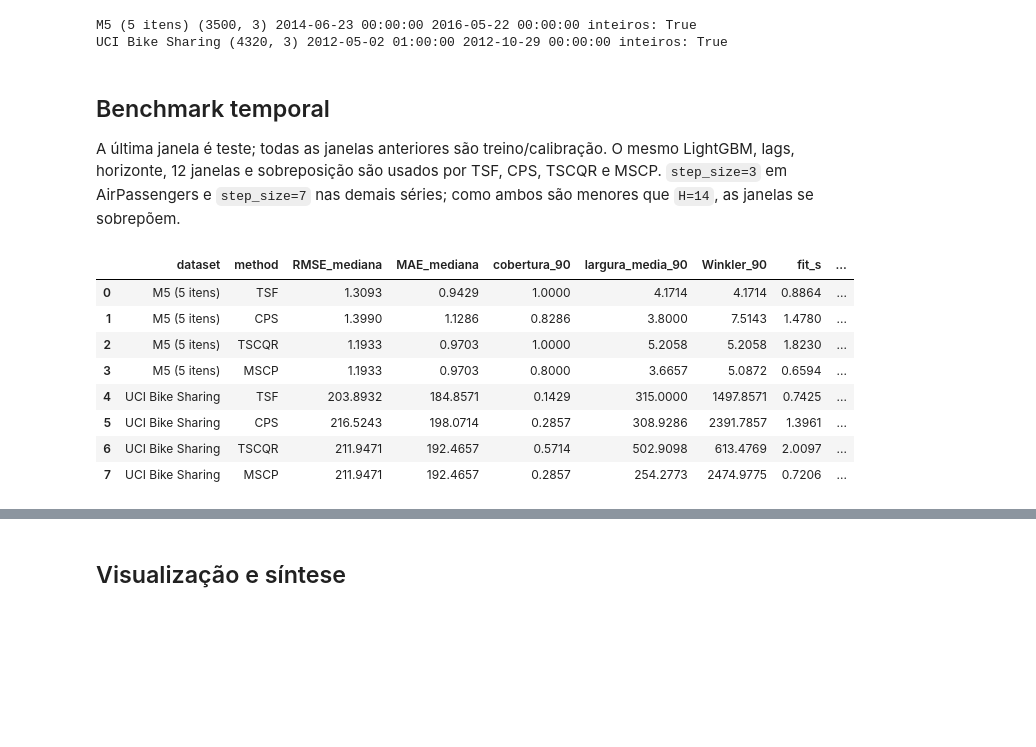
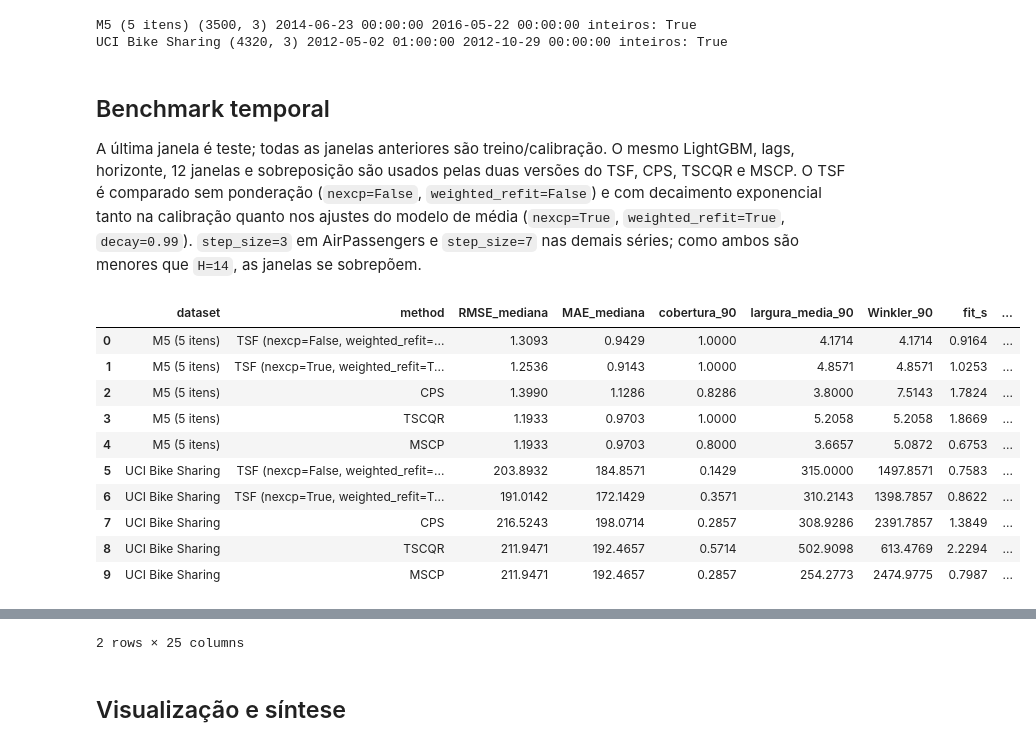
Before and after one commit to heylucasleao/forecasting, a Jupyter notebook: 12_tsf_vs_cps_discretos.ipynb, the cells around one changed output, grey strips where cells are left out. Saved outputs shown, nothing was run; the diff lists cells and outputs as text; code cells hidden in the pictures; blank space fills up the shorter version.

```diff
--- a/12_tsf_vs_cps_discretos.ipynb
+++ b/12_tsf_vs_cps_discretos.ipynb
@@ -70,11 +70,15 @@ def make_quantile_forecaster(freq, lags, level=LEVEL):
     return MLForecast(models=models, freq=freq, lags=lags)
 
 
-def fit_tsf(train, freq, lags, family, h=H, n_windows=N_WINDOWS, step_size=None):
+def fit_tsf(
+    train, freq, lags, family, nexcp, weighted_refit,
+    h=H, n_windows=N_WINDOWS, step_size=None, decay=0.99,
+):
     model = TwoStageForecasterWrapper(make_forecaster(freq, lags), distribution=family)
     tic = perf_counter()
     model.fit(
-        train, h=h, n_windows=n_windows, step_size=step_size, refit=True
+        train, horizon=h, n_windows=n_windows, step_size=step_size,
+        nexcp=nexcp, decay=decay, weighted_refit=weighted_refit,
     )
     fit_seconds = perf_counter() - tic
     tic = perf_counter()
@@ -137,10 +141,18 @@ def prediction_table(forecast, test, level=LEVEL):
     intervals = forecast.interval(level)
     quantiles = forecast.ppf([0.5])
     out = base.merge(test[["unique_id", "ds", "y"]], on=["unique_id", "ds"], validate="one_to_one")
-    # APIs preservam a ordem do painel e nomeiam explicitamente os outputs.
-    lo_col = next(c for c in intervals if "-lo-" in c)
-    hi_col = next(c for c in intervals if "-hi-" in c)
-    median_col = next(c for c in quantiles if "-q-50" in c)
+    # A branch feature/decay usa Q(0.05), Q(0.5), Q(0.95); versões
+    # anteriores usavam sufixos -lo-, -q-50 e -hi-. Em ambos os casos,
+    # as colunas projetadas são as únicas que não pertencem ao frame-base.
+    interval_cols = [c for c in intervals if c not in base.columns]
+    median_cols = [c for c in quantiles if c not in base.columns]
+    if len(interval_cols) != 2 or len(median_cols) != 1:
+        raise ValueError(
+            "Formato inesperado do forecast: "
+            f"intervalos={interval_cols}, mediana={median_cols}"
+        )
+    lo_col, hi_col = interval_cols
+    median_col = median_cols[0]
     out["lower"] = intervals[lo_col].to_numpy()
     out["upper"] = intervals[hi_col].to_numpy()
     out["median"] = quantiles[median_col].to_numpy()
@@ -248,7 +260,7 @@ UCI Bike Sharing (4320, 3) 2012-05-02 01:00:00 2012-10-29 00:00:00 inteiros: Tru
 # %% [markdown]
 ## Benchmark temporal
 
-A última janela é teste; todas as janelas anteriores são treino/calibração. O mesmo LightGBM, lags, horizonte, 12 janelas e sobreposição são usados por TSF, CPS, TSCQR e MSCP. `step_size=3` em AirPassengers e `step_size=7` nas demais séries; como ambos são menores que `H=14`, as janelas se sobrepõem.
+A última janela é teste; todas as janelas anteriores são treino/calibração. O mesmo LightGBM, lags, horizonte, 12 janelas e sobreposição são usados pelas duas versões do TSF, CPS, TSCQR e MSCP. O TSF é comparado sem ponderação (`nexcp=False`, `weighted_refit=False`) e com decaimento exponencial tanto na calibração quanto nos ajustes do modelo de média (`nexcp=True`, `weighted_refit=True`, `decay=0.99`). `step_size=3` em AirPassengers e `step_size=7` nas demais séries; como ambos são menores que `H=14`, as janelas se sobrepõem.
 # %%
 results, predictions = [], {}
 for dataset_name, df in datasets.items():
@@ -257,44 +269,55 @@ for dataset_name, df in datasets.items():
     step_size = 3 if dataset_name == "AirPassengers" else 7
     train, test = temporal_split(df)
 
-    tsf, tsf_fc, tsf_fit, tsf_pred = fit_tsf(
-        train, freq, lags, NegativeBinomialFamily(), step_size=step_size
-    )
+    tsf_configs = {
+        "TSF (nexcp=False, weighted_refit=False)": {
+            "nexcp": False, "weighted_refit": False,
+        },
+        "TSF (nexcp=True, weighted_refit=True)": {
+            "nexcp": True, "weighted_refit": True,
+        },
+    }
+    for method, config in tsf_configs.items():
+        tsf, tsf_fc, tsf_fit, tsf_pred = fit_tsf(
+            train, freq, lags, NegativeBinomialFamily(), step_size=step_size, **config
+        )
+        tsf_tab = prediction_table(tsf_fc, test)
+        predictions[(dataset_name, method)] = tsf_tab
+        results.append(metrics(tsf_tab, method, dataset_name, tsf_fit, tsf_pred))
     cps, cps_fc, cps_fit, cps_pred = fit_cps(
         train, freq, lags, discrete=True, step_size=step_size
     )
     tscqr, tscqr_fc, tscqr_fit, tscqr_pred = fit_tscqr(
         train, freq, lags, step_size=step_size
     )
     mscp, mscp_fc, mscp_fit, mscp_pred = fit_mscp(
         train, freq, lags, step_size=step_size
     )
-    tsf_tab = prediction_table(tsf_fc, test)
     cps_tab = prediction_table(cps_fc, test)
     tscqr_tab = conformal_prediction_table(tscqr_fc, test, "TSCQR")
     mscp_tab = conformal_prediction_table(mscp_fc, test, "MSCP")
-    predictions[(dataset_name, "TSF")] = tsf_tab
     predictions[(dataset_name, "CPS")] = cps_tab
     predictions[(dataset_name, "TSCQR")] = tscqr_tab
     predictions[(dataset_name, "MSCP")] = mscp_tab
     results += [
-        metrics(tsf_tab, "TSF", dataset_name, tsf_fit, tsf_pred),
         metrics(cps_tab, "CPS", dataset_name, cps_fit, cps_pred),
         metrics(tscqr_tab, "TSCQR", dataset_name, tscqr_fit, tscqr_pred),
         metrics(mscp_tab, "MSCP", dataset_name, mscp_fit, mscp_pred),
     ]
 
 resultados = pd.DataFrame(results)
 display(resultados.round(4))
 display(resultados.pivot(index="dataset", columns="method",
                          values=["RMSE_mediana", "cobertura_90", "largura_media_90", "Winkler_90", "fit_s"]).round(4))
 # %% [output]
 |  | dataset | method | RMSE_mediana | MAE_mediana | cobertura_90 | largura_media_90 | Winkler_90 | fit_s | ... |
-| 0 | M5 (5 itens) | TSF | 1.3093 | 0.9429 | 1.0000 | 4.1714 | 4.1714 | 0.8864 | ... |
-| 1 | M5 (5 itens) | CPS | 1.3990 | 1.1286 | 0.8286 | 3.8000 | 7.5143 | 1.4780 | ... |
-| 2 | M5 (5 itens) | TSCQR | 1.1933 | 0.9703 | 1.0000 | 5.2058 | 5.2058 | 1.8230 | ... |
-| 3 | M5 (5 itens) | MSCP | 1.1933 | 0.9703 | 0.8000 | 3.6657 | 5.0872 | 0.6594 | ... |
-| 4 | UCI Bike Sharing | TSF | 203.8932 | 184.8571 | 0.1429 | 315.0000 | 1497.8571 | 0.7425 | ... |
-| 5 | UCI Bike Sharing | CPS | 216.5243 | 198.0714 | 0.2857 | 308.9286 | 2391.7857 | 1.3961 | ... |
-| 6 | UCI Bike Sharing | TSCQR | 211.9471 | 192.4657 | 0.5714 | 502.9098 | 613.4769 | 2.0097 | ... |
-| 7 | UCI Bike Sharing | MSCP | 211.9471 | 192.4657 | 0.2857 | 254.2773 | 2474.9775 | 0.7206 | ... |
+| 0 | M5 (5 itens) | TSF (nexcp=False, weighted_refit=... | 1.3093 | 0.9429 | 1.0000 | 4.1714 | 4.1714 | 0.9164 | ... |
+| 1 | M5 (5 itens) | TSF (nexcp=True, weighted_refit=T... | 1.2536 | 0.9143 | 1.0000 | 4.8571 | 4.8571 | 1.0253 | ... |
+| 2 | M5 (5 itens) | CPS | 1.3990 | 1.1286 | 0.8286 | 3.8000 | 7.5143 | 1.7824 | ... |
+| 3 | M5 (5 itens) | TSCQR | 1.1933 | 0.9703 | 1.0000 | 5.2058 | 5.2058 | 1.8669 | ... |
+| 4 | M5 (5 itens) | MSCP | 1.1933 | 0.9703 | 0.8000 | 3.6657 | 5.0872 | 0.6753 | ... |
+| 5 | UCI Bike Sharing | TSF (nexcp=False, weighted_refit=... | 203.8932 | 184.8571 | 0.1429 | 315.0000 | 1497.8571 | 0.7583 | ... |
+| 6 | UCI Bike Sharing | TSF (nexcp=True, weighted_refit=T... | 191.0142 | 172.1429 | 0.3571 | 310.2143 | 1398.7857 | 0.8622 | ... |
+| 7 | UCI Bike Sharing | CPS | 216.5243 | 198.0714 | 0.2857 | 308.9286 | 2391.7857 | 1.3849 | ... |
+| 8 | UCI Bike Sharing | TSCQR | 211.9471 | 192.4657 | 0.5714 | 502.9098 | 613.4769 | 2.2294 | ... |
+| 9 | UCI Bike Sharing | MSCP | 211.9471 | 192.4657 | 0.2857 | 254.2773 | 2474.9775 | 0.7987 | ... |
@@ -306,3 +329,4 @@ display(resultados.pivot(index="dataset", columns="method",
+2 rows × 25 columns
 # %% [markdown]
 ## Visualização e síntese
 # %%
```
Also changed, not shown: parts of 4 cells of this notebook, 4 other files.
